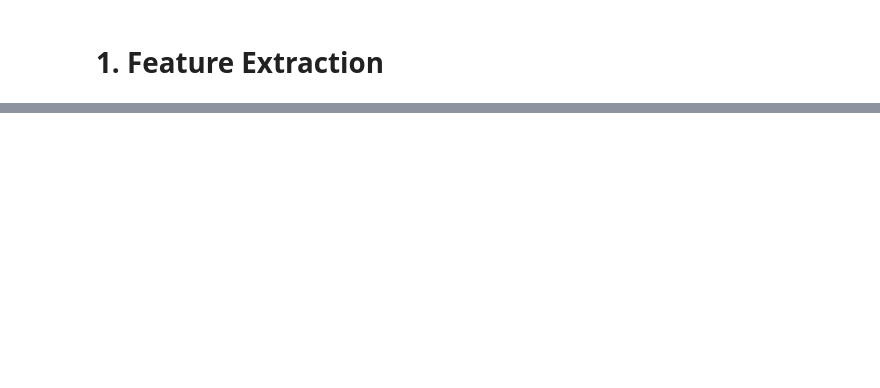
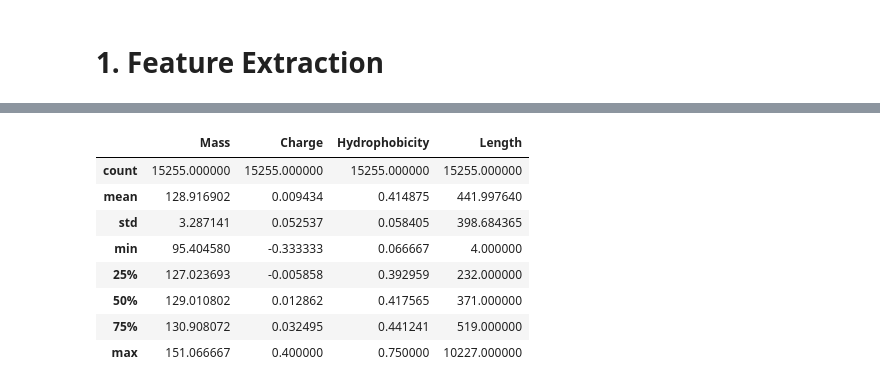
Before and after one commit to Mitfort/miniCafa, a Jupyter notebook: notebooks/data_analysis.ipynb, the cells around one changed output, grey strips where cells are left out. Saved outputs shown, nothing was run; the diff lists cells and outputs as text; code cells hidden in the pictures; blank space fills up the shorter version.

```diff
--- a/notebooks/data_analysis.ipynb
+++ b/notebooks/data_analysis.ipynb
@@ -32,0 +86,16 @@ feature_extractor = FeatureExtractor()
+# %%
+global_features = features[:, -4:]
+names = ["Mass", "Charge", "Hydrophobicity", "Length"]
+
+df = pd.DataFrame(global_features, columns=names)
+df.describe()
+# %% [output]
+|  | Mass | Charge | Hydrophobicity | Length |
+| count | 15255.000000 | 15255.000000 | 15255.000000 | 15255.000000 |
+| mean | 128.916902 | 0.009434 | 0.414875 | 441.997640 |
+| std | 3.287141 | 0.052537 | 0.058405 | 398.684365 |
+| min | 95.404580 | -0.333333 | 0.066667 | 4.000000 |
+| 25% | 127.023693 | -0.005858 | 0.392959 | 232.000000 |
+| 50% | 129.010802 | 0.012862 | 0.417565 | 371.000000 |
+| 75% | 130.908072 | 0.032495 | 0.441241 | 519.000000 |
+| max | 151.066667 | 0.400000 | 0.750000 | 10227.000000 |
```
Also changed, not shown: parts of 13 cells of this notebook, 1 other file.
